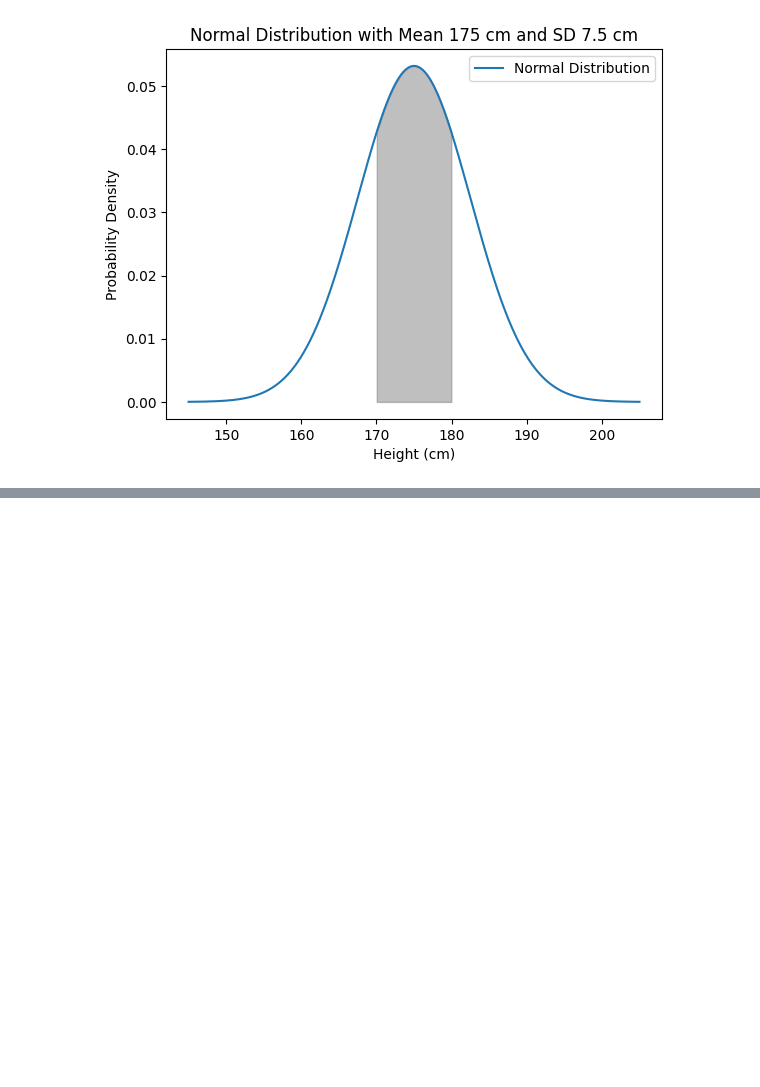
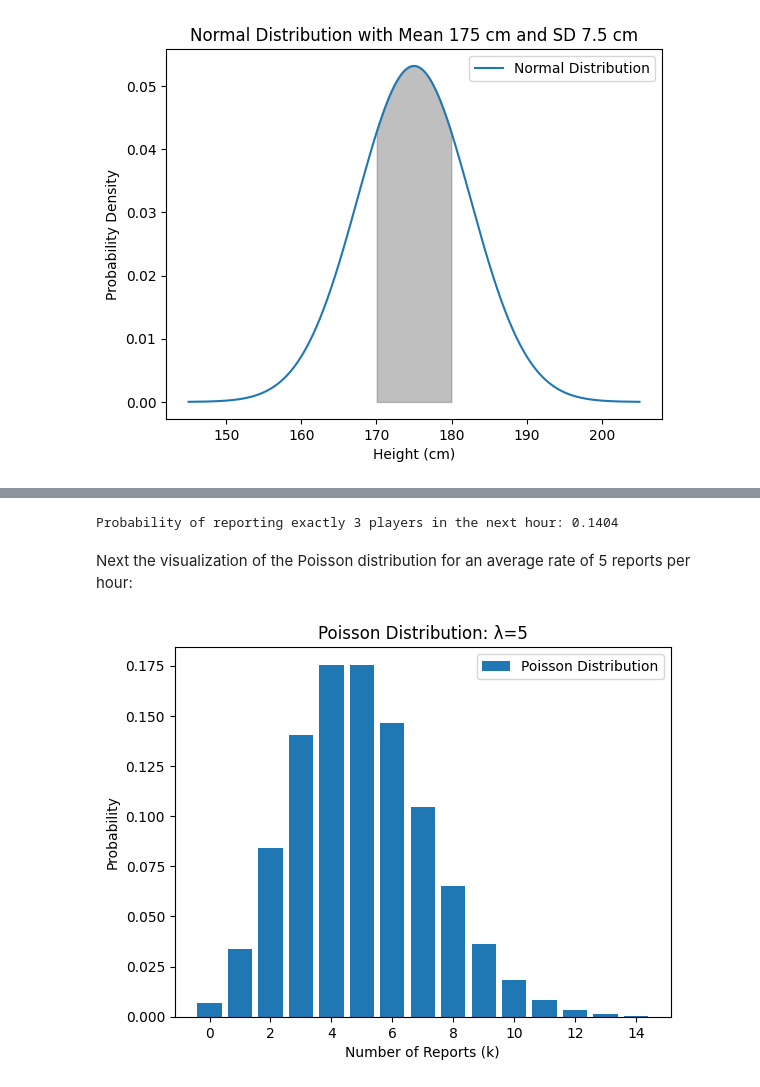
Before and after one commit to Dazurashi/Data-Science, a Jupyter notebook: Math-and-Statistics/probability.ipynb, the cells around one changed output, grey strips where cells are left out. Drawn from its saved outputs; the diff is of its cells as text; code cells hidden in the pictures; blank space fills up the shorter version.

```diff
--- a/Math-and-Statistics/probability.ipynb
+++ b/Math-and-Statistics/probability.ipynb
@@ -524,0 +630,31 @@ The binomial distribution is a discrete probability distribution that models the
+# %%
+# Parameters
+lambda_ = 5
+k = 3
+
+# Calculate the probability
+probability = stats.poisson.pmf(k, lambda_)
+print(f"Probability of reporting exactly 3 players in the next hour: {probability:.4f}")
+# %% [output]
+Probability of reporting exactly 3 players in the next hour: 0.1404
+# %% [markdown]
+Next the visualization of the Poisson distribution for an average rate of 5 reports per hour:
+# %%
+# Parameters
+lambda_ = 5
+
+# Create a range of values
+k_values = np.arange(0, 15)
+
+# Calculate the PMF
+pmf_values = stats.poisson.pmf(k_values, lambda_)
+
+# Plot the PMF
+plt.bar(k_values, pmf_values, label='Poisson Distribution')
+plt.xlabel('Number of Reports (k)')
+plt.ylabel('Probability')
+plt.title('Poisson Distribution: λ=5')
+plt.legend()
+plt.show()
+# %% [output]
+[figure, added]
```
Also changed, not shown: parts of 12 cells of this notebook.
